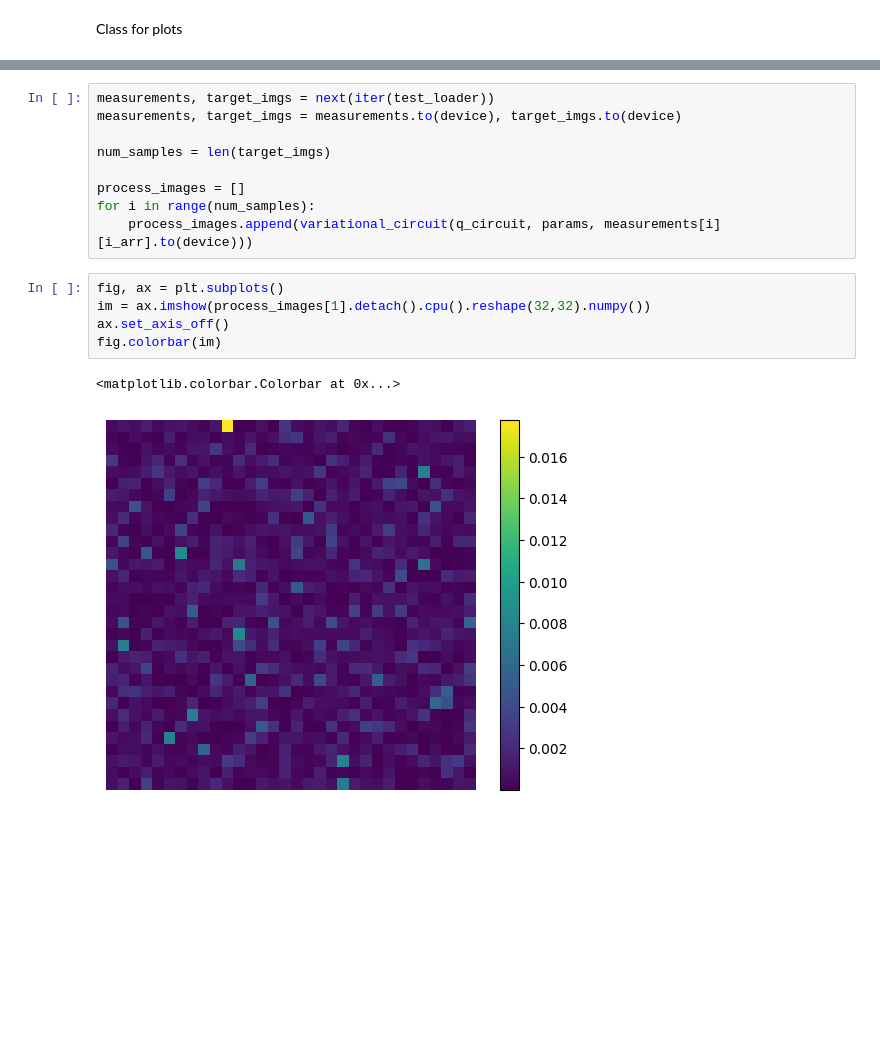
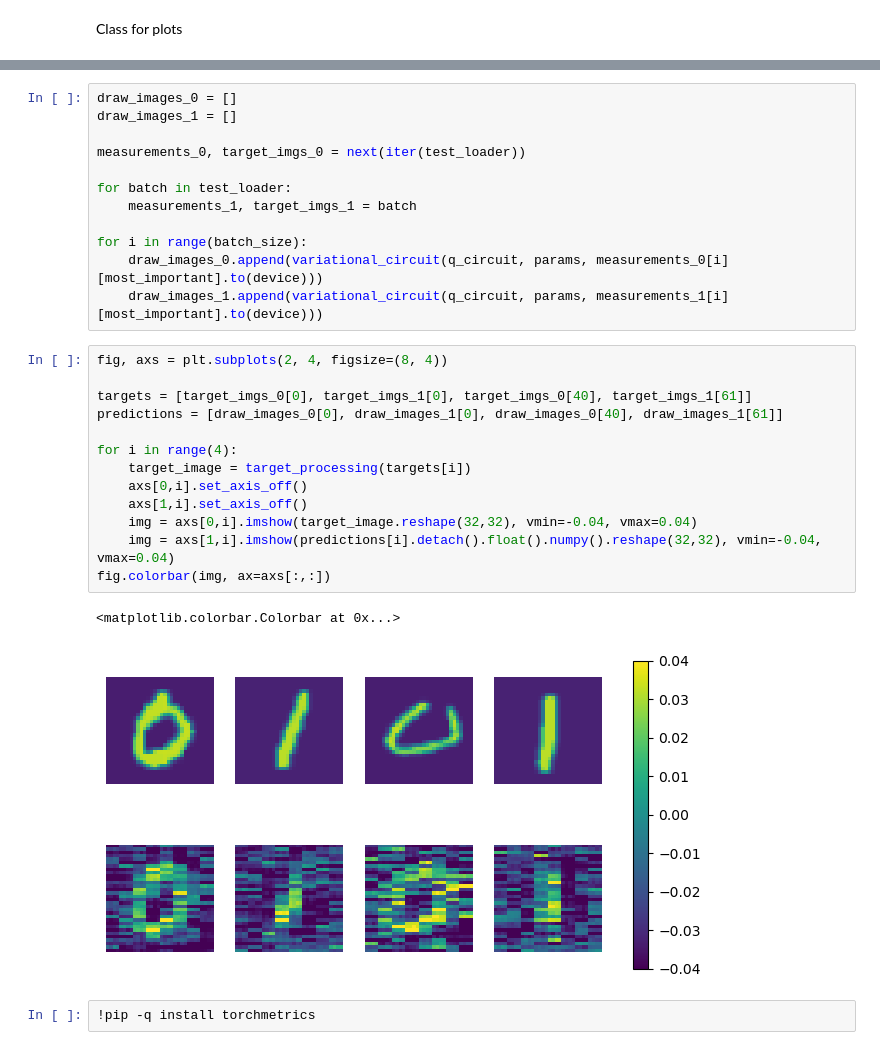
Before and after one commit to Oounce/classical-quantum-mnist, a Jupyter notebook: Quantum_Reconstruction_dense.ipynb, the cells around one changed output, grey strips where cells are left out. Cells and saved outputs as stored; diff of their text form; blank space fills up the shorter version.

```diff
--- a/Quantum_Reconstruction_dense.ipynb
+++ b/Quantum_Reconstruction_dense.ipynb
@@ -285,17 +270,30 @@ KeyboardInterrupt: ignored
-# %%
-measurements, target_imgs = next(iter(test_loader))
-measurements, target_imgs = measurements.to(device), target_imgs.to(device)
-
-num_samples = len(target_imgs)
-
-process_images = []
-for i in range(num_samples):
-    process_images.append(variational_circuit(q_circuit, params, measurements[i][i_arr].to(device)))
-# %%
-fig, ax = plt.subplots()
-im = ax.imshow(process_images[1].detach().cpu().reshape(32,32).numpy())
-ax.set_axis_off()
-fig.colorbar(im)
-# %% [output]
-<matplotlib.colorbar.Colorbar at 0x...>
-[figure, removed]
+# %%
+draw_images_0 = []
+draw_images_1 = []
+
+measurements_0, target_imgs_0 = next(iter(test_loader))
+
+for batch in test_loader:
+    measurements_1, target_imgs_1 = batch
+
+for i in range(batch_size):
+    draw_images_0.append(variational_circuit(q_circuit, params, measurements_0[i][most_important].to(device)))
+    draw_images_1.append(variational_circuit(q_circuit, params, measurements_1[i][most_important].to(device)))
+# %%
+fig, axs = plt.subplots(2, 4, figsize=(8, 4))
+
+targets = [target_imgs_0[0], target_imgs_1[0], target_imgs_0[40], target_imgs_1[61]]
+predictions = [draw_images_0[0], draw_images_1[0], draw_images_0[40], draw_images_1[61]]
+
+for i in range(4):
+    target_image = target_processing(targets[i])
+    axs[0,i].set_axis_off()
+    axs[1,i].set_axis_off()
+    img = axs[0,i].imshow(target_image.reshape(32,32), vmin=-0.04, vmax=0.04)
+    img = axs[1,i].imshow(predictions[i].detach().float().numpy().reshape(32,32), vmin=-0.04, vmax=0.04)
+fig.colorbar(img, ax=axs[:,:])
+# %% [output]
+<matplotlib.colorbar.Colorbar at 0x...>
+[figure, added]
+# %%
+!pip -q install torchmetrics
```
Also changed, not shown: parts of 29 cells of this notebook, 7 other files.
